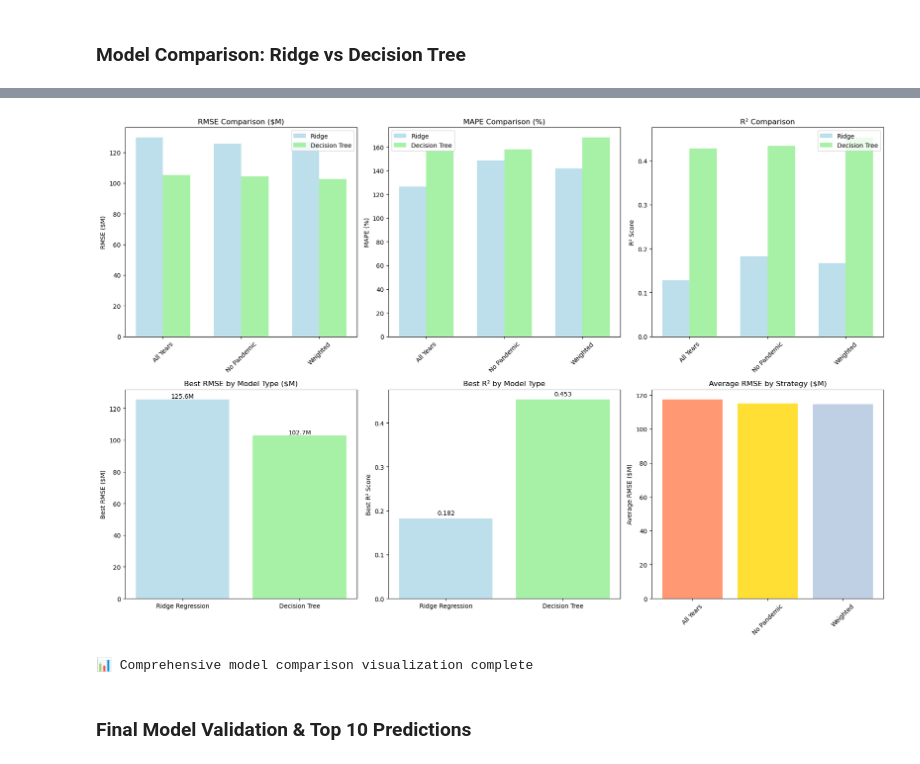
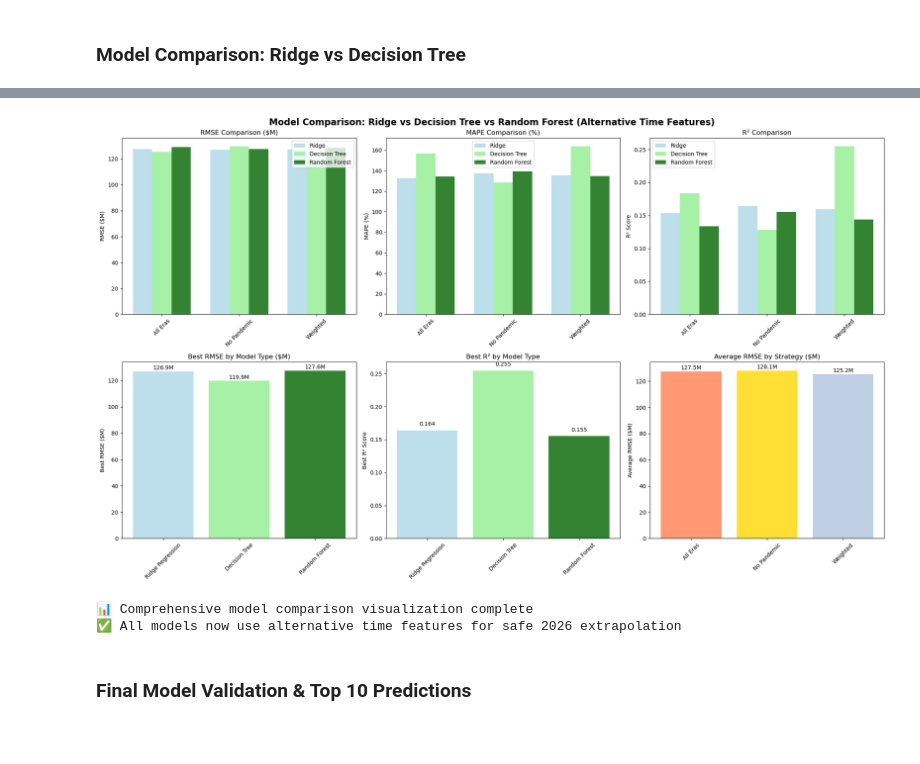
Before and after one commit to jasmineplows/box_office, a Jupyter notebook: code/4_train_test_models.ipynb, the cells around one changed output, grey strips where cells are left out. Drawn from its saved outputs; the diff is of its cells as text; code cells hidden in the pictures; blank space fills up the shorter version.

Commit message:
release year changes

```diff
--- a/code/4_train_test_models.ipynb
+++ b/code/4_train_test_models.ipynb
@@ -832,0 +1663,14 @@ is_independence_day_proximity    0.003159
+# %%
+# Test all time feature combinations
+print("🎯 Testing Alternative Time Feature Combinations")
+print("=" * 70)
+
+time_feature_results = {}
+
+# Test each combination
+for combo_name, features in time_feature_combinations.items():
+    results = test_time_features(combo_name, features)
+    time_feature_results[combo_name] = results
+
+print(f"\n📊 Alternative Time Features Results Summary")
+print("=" * 70)
@@ -907,22 +2042,26 @@ Ridge Regression        Weighted (30% pandemic) $126,751,428 $68,794,041 142.0%
 # %%
 # Comprehensive Model Performance Visualization
-fig, axes = plt.subplots(2, 3, figsize=(18, 12))
+fig, axes = plt.subplots(2, 3, figsize=(20, 12))
+fig.suptitle('Model Comparison: Ridge vs Decision Tree vs Random Forest (Alternative Time Features)', fontsize=16, fontweight='bold')
 
 # Prepare data for visualization
 ridge_results = comparison_df[comparison_df['Model Type'] == 'Ridge Regression']
 dt_results = comparison_df[comparison_df['Model Type'] == 'Decision Tree']
+rf_results = comparison_df[comparison_df['Model Type'] == 'Random Forest']
 
-strategies = ['All Years (2015-2023)', 'No Pandemic (2015-19, 2022-23)', 'Weighted (30% pandemic)']
-strategies_short = ['All Years', 'No Pandemic', 'Weighted']
+strategies = ['All Eras (2015-2023)', 'No Pandemic Era', 'Weighted (30% pandemic era)']
+strategies_short = ['All Eras', 'No Pandemic', 'Weighted']
 
 # Plot 1: RMSE Comparison
 x = np.arange(len(strategies_short))
-width = 0.35
+width = 0.25
 ridge_rmse = [ridge_results[ridge_results['Strategy'] == s]['RMSE'].iloc[0]/1e6 for s in strategies]
 dt_rmse = [dt_results[dt_results['Strategy'] == s]['RMSE'].iloc[0]/1e6 for s in strategies]
+rf_rmse = [rf_results[rf_results['Strategy'] == s]['RMSE'].iloc[0]/1e6 for s in strategies]
 
-axes[0,0].bar(x - width/2, ridge_rmse, width, label='Ridge', color='lightblue', alpha=0.8)
-axes[0,0].bar(x + width/2, dt_rmse, width, label='Decision Tree', color='lightgreen', alpha=0.8)
+axes[0,0].bar(x - width, ridge_rmse, width, label='Ridge', color='lightblue', alpha=0.8)
+axes[0,0].bar(x, dt_rmse, width, label='Decision Tree', color='lightgreen', alpha=0.8)
+axes[0,0].bar(x + width, rf_rmse, width, label='Random Forest', color='darkgreen', alpha=0.8)
 axes[0,0].set_title('RMSE Comparison ($M)')
 axes[0,0].set_ylabel('RMSE ($M)')
 axes[0,0].set_xticks(x)
@@ -932,9 +2071,11 @@ axes[0,0].legend()
 # Plot 2: MAPE Comparison
 ridge_mape = [ridge_results[ridge_results['Strategy'] == s]['MAPE'].iloc[0] for s in strategies]
 dt_mape = [dt_results[dt_results['Strategy'] == s]['MAPE'].iloc[0] for s in strategies]
+rf_mape = [rf_results[rf_results['Strategy'] == s]['MAPE'].iloc[0] for s in strategies]
 
-axes[0,1].bar(x - width/2, ridge_mape, width, label='Ridge', color='lightblue', alpha=0.8)
-axes[0,1].bar(x + width/2, dt_mape, width, label='Decision Tree', color='lightgreen', alpha=0.8)
+axes[0,1].bar(x - width, ridge_mape, width, label='Ridge', color='lightblue', alpha=0.8)
+axes[0,1].bar(x, dt_mape, width, label='Decision Tree', color='lightgreen', alpha=0.8)
+axes[0,1].bar(x + width, rf_mape, width, label='Random Forest', color='darkgreen', alpha=0.8)
 axes[0,1].set_title('MAPE Comparison (%)')
 axes[0,1].set_ylabel('MAPE (%)')
 axes[0,1].set_xticks(x)
@@ -944,49 +2085,61 @@ axes[0,1].legend()
 # Plot 3: R² Comparison
 ridge_r2 = [ridge_results[ridge_results['Strategy'] == s]['R²'].iloc[0] for s in strategies]
 dt_r2 = [dt_results[dt_results['Strategy'] == s]['R²'].iloc[0] for s in strategies]
+rf_r2 = [rf_results[rf_results['Strategy'] == s]['R²'].iloc[0] for s in strategies]
 
-axes[0,2].bar(x - width/2, ridge_r2, width, label='Ridge', color='lightblue', alpha=0.8)
-axes[0,2].bar(x + width/2, dt_r2, width, label='Decision Tree', color='lightgreen', alpha=0.8)
+axes[0,2].bar(x - width, ridge_r2, width, label='Ridge', color='lightblue', alpha=0.8)
+axes[0,2].bar(x, dt_r2, width, label='Decision Tree', color='lightgreen', alpha=0.8)
+axes[0,2].bar(x + width, rf_r2, width, label='Random Forest', color='darkgreen', alpha=0.8)
 axes[0,2].set_title('R² Comparison')
 axes[0,2].set_ylabel('R² Score')
 axes[0,2].set_xticks(x)
 axes[0,2].set_xticklabels(strategies_short, rotation=45)
 axes[0,2].legend()
 
 # Plot 4: Model Type Performance Summary
-model_types = ['Ridge Regression', 'Decision Tree']
+model_types = ['Ridge Regression', 'Decision Tree', 'Random Forest']
 best_rmse_by_model = [comparison_df[comparison_df['Model Type'] == mt]['RMSE'].min()/1e6 for mt in model_types]
 best_r2_by_model = [comparison_df[comparison_df['Model Type'] == mt]['R²'].max() for mt in model_types]
 
-axes[1,0].bar(model_types, best_rmse_by_model, color=['lightblue', 'lightgreen'], alpha=0.8)
+colors = ['lightblue', 'lightgreen', 'darkgreen']
+bars = axes[1,0].bar(model_types, best_rmse_by_model, color=colors, alpha=0.8)
 axes[1,0].set_title('Best RMSE by Model Type ($M)')
 axes[1,0].set_ylabel('Best RMSE ($M)')
-for i, v in enumerate(best_rmse_by_model):
-    axes[1,0].text(i, v + 0.1, f'{v:.1f}M', ha='center', va='bottom')
+axes[1,0].tick_params(axis='x', rotation=45)
+for i, (bar, v) in enumerate(zip(bars, best_rmse_by_model)):
+    axes[1,0].text(bar.get_x() + bar.get_width()/2., v + 0.5, f'{v:.1f}M',
+                   ha='center', va='bottom')
 
 # Plot 5: Best R² by Model Type
-axes[1,1].bar(model_types, best_r2_by_model, color=['lightblue', 'lightgreen'], alpha=0.8)
+bars = axes[1,1].bar(model_types, best_r2_by_model, color=colors, alpha=0.8)
 axes[1,1].set_title('Best R² by Model Type')
 axes[1,1].set_ylabel('Best R² Score')
-for i, v in enumerate(best_r2_by_model):
-    axes[1,1].text(i, v + 0.005, f'{v:.3f}', ha='center', va='bottom')
+axes[1,1].tick_params(axis='x', rotation=45)
+for i, (bar, v) in enumerate(zip(bars, best_r2_by_model)):
+    axes[1,1].text(bar.get_x() + bar.get_width()/2., v + 0.005, f'{v:.3f}',
+                   ha='center', va='bottom')
 
 # Plot 6: Strategy Performance (average across models)
 strategy_avg_rmse = comparison_df.groupby('Strategy')['RMSE'].mean() / 1e6
-axes[1,2].bar(range(len(strategy_avg_rmse)), strategy_avg_rmse.values,
-              color=['coral', 'gold', 'lightsteelblue'], alpha=0.8)
+bars = axes[1,2].bar(range(len(strategy_avg_rmse)), strategy_avg_rmse.values,
+                     color=['coral', 'gold', 'lightsteelblue'], alpha=0.8)
 axes[1,2].set_title('Average RMSE by Strategy ($M)')
 axes[1,2].set_ylabel('Average RMSE ($M)')
 axes[1,2].set_xticks(range(len(strategy_avg_rmse)))
 axes[1,2].set_xticklabels(strategies_short, rotation=45)
+for i, (bar, v) in enumerate(zip(bars, strategy_avg_rmse.values)):
+    axes[1,2].text(bar.get_x() + bar.get_width()/2., v + 0.5, f'{v:.1f}M',
+                   ha='center', va='bottom')
 
 plt.tight_layout()
 plt.show()
 
 print("📊 Comprehensive model comparison visualization complete")
+print("✅ All models now use alternative time features for safe 2026 extrapolation")
 # %% [output]
-[figure, old version]
+[figure, new version]
 📊 Comprehensive model comparison visualization complete
+✅ All models now use alternative time features for safe 2026 extrapolation
 # %% [markdown]
 ### Final Model Validation & Top 10 Predictions
 # %%
```
Also changed, not shown: parts of 34 cells of this notebook.
